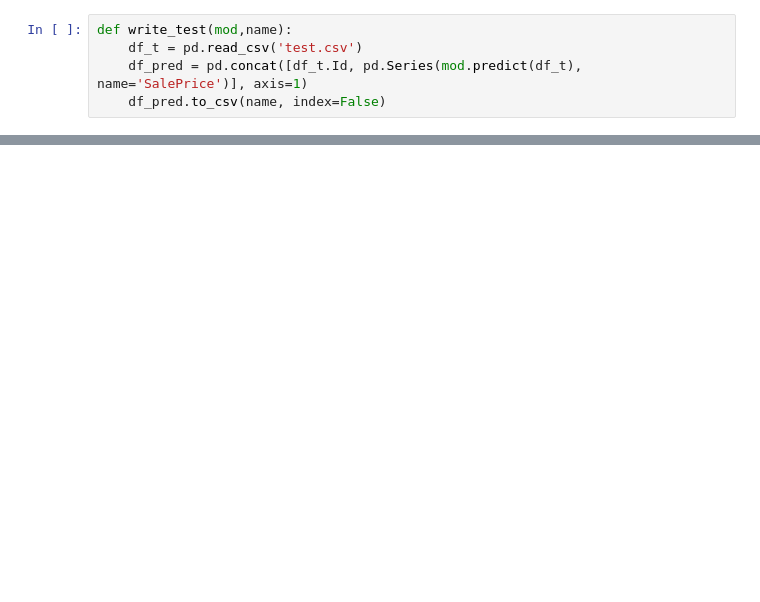
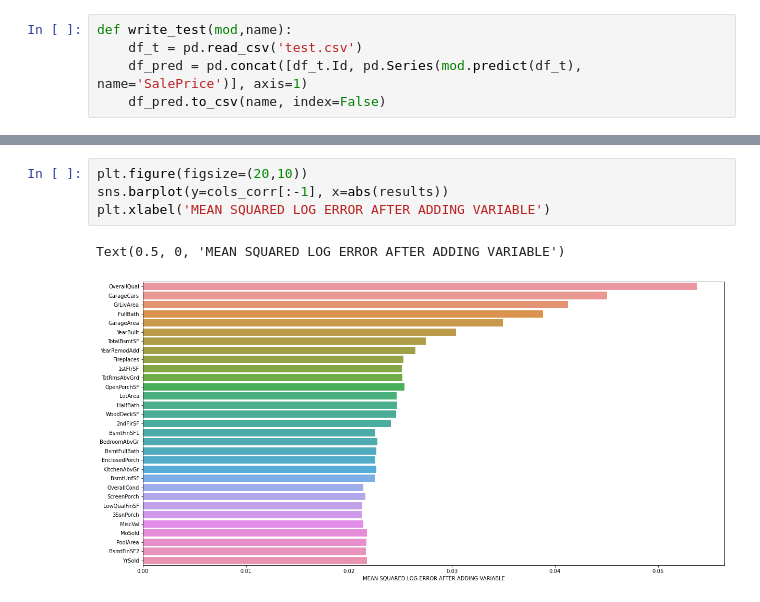
Before and after one commit to vitormarquesr/House_Prices_AdvRegression, a Jupyter notebook: House_Prices_Simplified.ipynb, the cells around one changed output, grey strips where cells are left out. Cells and saved outputs as stored; diff of their text form; blank space fills up the shorter version.

```diff
--- a/House_Prices_Simplified.ipynb
+++ b/House_Prices_Simplified.ipynb
@@ -95,0 +171,7 @@ cross_val_score(pipe_RF, X, y, cv = 10, scoring='neg_mean_squared_log_error').me
+# %%
+plt.figure(figsize=(20,10))
+sns.barplot(y=cols_corr[:-1], x=abs(results))
+plt.xlabel('MEAN SQUARED LOG ERROR AFTER ADDING VARIABLE')
+# %% [output]
+Text(0.5, 0, 'MEAN SQUARED LOG ERROR AFTER ADDING VARIABLE')
+[figure, added]
```
Also changed, not shown: parts of 49 cells of this notebook, 2 other files.
